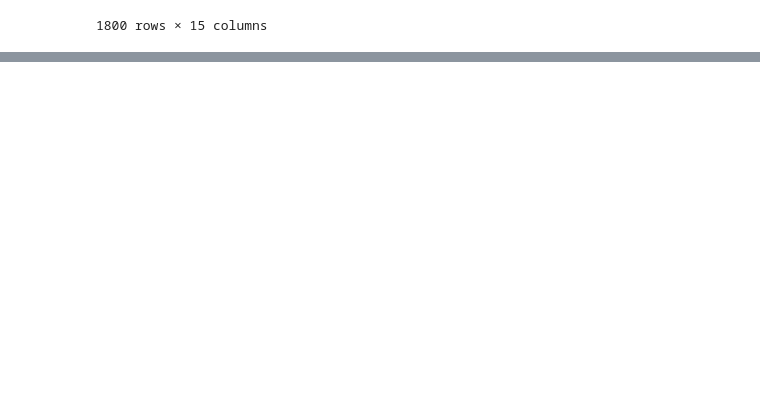
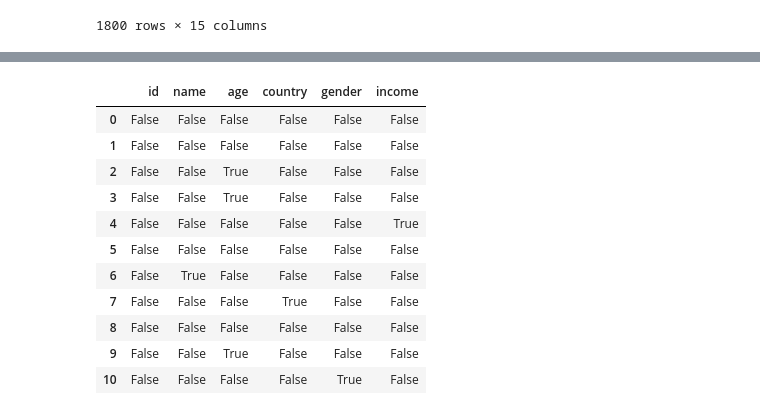
Before and after one commit to Ferdous-M/AI-ML, a Jupyter notebook: Pandas/pandas_demo.ipynb, the cells around one changed output, grey strips where cells are left out. Saved outputs shown, nothing was run; the diff lists cells and outputs as text; code cells hidden in the pictures; blank space fills up the shorter version.

Commit message:
Handle Missing values

```diff
--- a/Pandas/pandas_demo.ipynb
+++ b/Pandas/pandas_demo.ipynb
@@ -435,0 +457,19 @@ df.query("country == @my_country & date == @selected_date & aqi > 100")
+# %%
+# Cleaning Data
+df = pd.read_csv("raw_data.csv")
+
+# Handle Missing values
+df.isnull()            # True for null values (NaN)
+# %% [output]
+|  | id | name | age | country | gender | income |
+| 0 | False | False | False | False | False | False |
+| 1 | False | False | False | False | False | False |
+| 2 | False | False | True | False | False | False |
+| 3 | False | False | True | False | False | False |
+| 4 | False | False | False | False | False | True |
+| 5 | False | False | False | False | False | False |
+| 6 | False | True | False | False | False | False |
+| 7 | False | False | False | True | False | False |
+| 8 | False | False | False | False | False | False |
+| 9 | False | False | True | False | False | False |
+| 10 | False | False | False | False | True | False |
```
Also changed, not shown: parts of 1 cell of this notebook, 1 other file.
